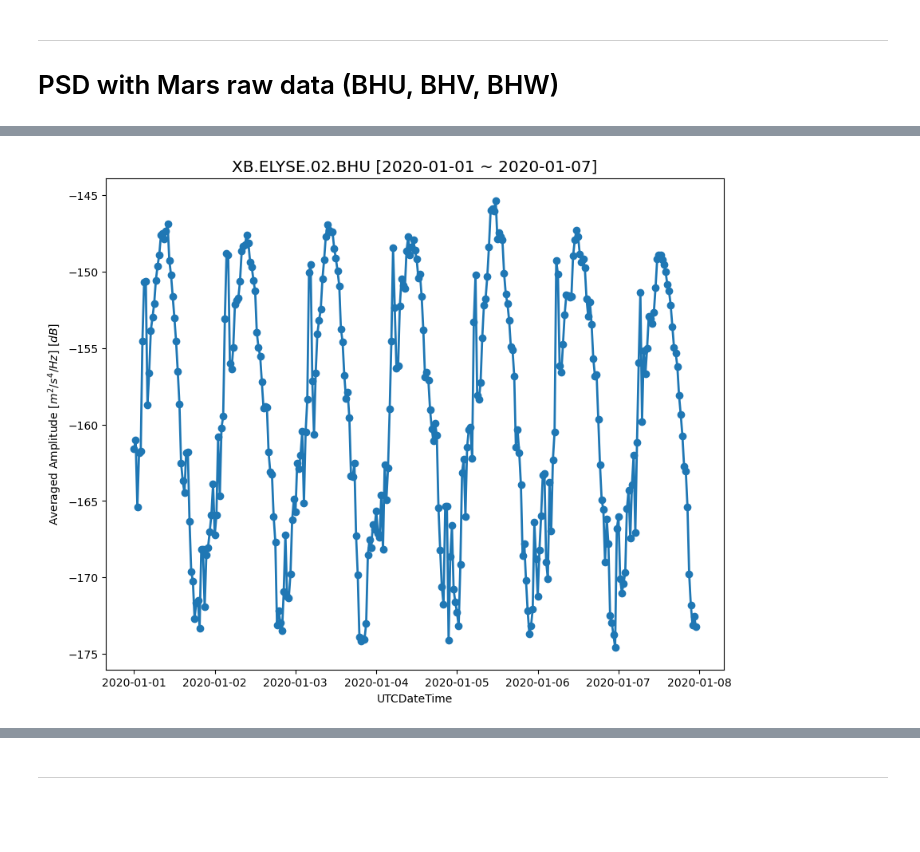
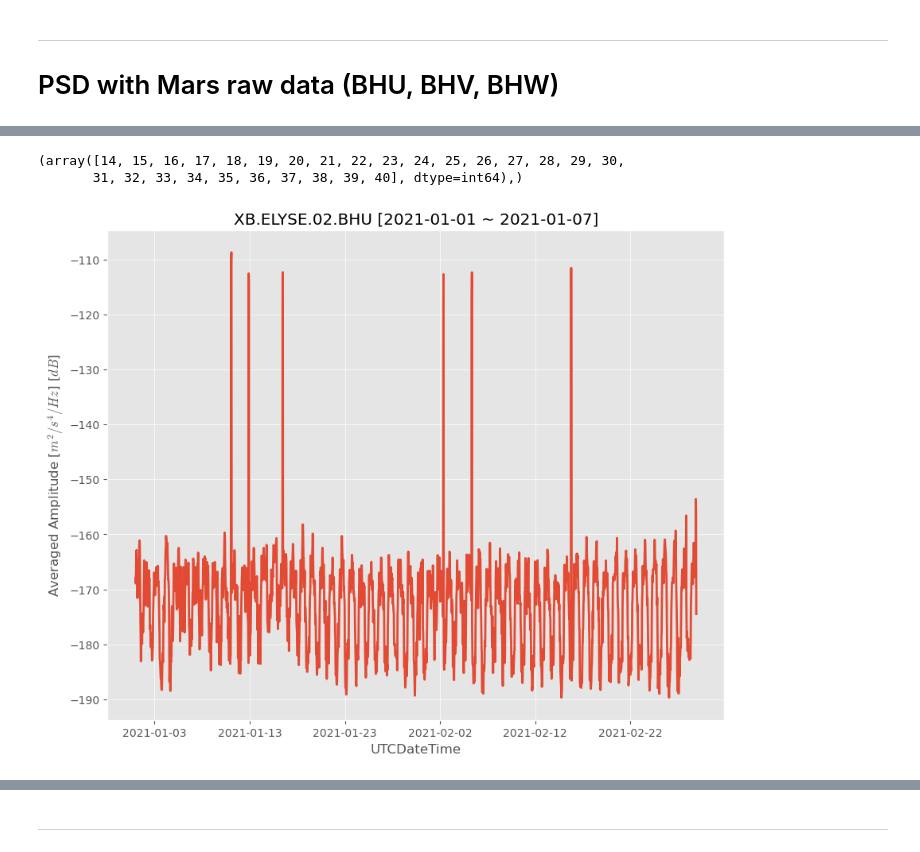
Before and after one commit to 1epss/ppsd2024, a Jupyter notebook: ppsd_mars.ipynb, the cells around one changed output, grey strips where cells are left out. Saved outputs shown, nothing was run; the diff lists cells and outputs as text; code cells hidden in the pictures; blank space fills up the shorter version.

```diff
--- a/ppsd_mars.ipynb
+++ b/ppsd_mars.ipynb
@@ -10,6 +10,7 @@ from obspy.clients.fdsn import Client
 import matplotlib.pyplot as plt
 import os
 
+plt.style.use('ggplot')
 client = Client('IRIS')
 # %% [markdown]
 ---
@@ -55,6 +77,7 @@ ppsd.save_npz('mars_20200101_20200107.npz')
 # %%
-# plotting PPSD
+# plotting raw PPSD
 
-example = PPSD.load_npz('mars_20200101_20200107.npz')
+example = PPSD.load_npz('mars_20210101_20210228_raw.npz')
 example.plot(xaxis_frequency=True, period_lim= (10, 0.01), max_percentage=5);
+example.plot(cmap = pqlx, xaxis_frequency=True, period_lim= (10, 0.01), max_percentage=5);
 # %% [output]
@@ -61,0 +86,6 @@ example.plot(xaxis_frequency=True, period_lim= (10, 0.01), max_percentage=5);
+# %%
+# plotting preprocessed PPSD
+
+example = PPSD.load_npz('mars_20210101_20210228.npz')
+example.plot(xaxis_frequency=True, period_lim= (10, 0.01), max_percentage=5);
+example.plot(cmap = pqlx, xaxis_frequency=True, period_lim= (10, 0.01), max_percentage=5);
@@ -68,24 +101,31 @@ example.plot_spectrogram(grid=False);
 # %%
 # Diurnal variation of averaged amplitude with each 1-hour windows
 
 import seaborn as sns
 import matplotlib.dates as mdates
 
+fre = example.get_percentile()[0]
+
+freq = np.where((fre < 1 / 0.3) & (fre > 1 / 3.0))
+print(freq)
+
 avg_amplitude = []
 time = []
 
 for i in range(len(example.psd_values)):
     time.append(UTCDateTime(int(str(example._times_processed[i])[:10])).matplotlib_date)
-    avg_amplitude.append(example.psd_values[i].mean())
+    avg_amplitude.append(example.psd_values[i][14:40].mean())
 
 fig, ax = plt.subplots(figsize = (10, 8))
 plt.style.use(['bmh'])
-ax.plot(time, avg_amplitude, marker = 'o')
+ax.plot(time, avg_amplitude)
 ax.set_xlabel('UTCDateTime')
 ax.set_ylabel('Averaged Amplitude [$m^2 / s^4 / Hz$] [$dB$]')
-ax.set_title('XB.ELYSE.02.BHU [2020-01-01 ~ 2020-01-07]')
+ax.set_title('XB.ELYSE.02.BHU [2021-01-01 ~ 2021-01-07]')
 
 xfmt = mdates.DateFormatter('%Y-%m-%d')
 ax.xaxis.set_major_formatter(xfmt)
 # %% [output]
+(array([14, 15, 16, 17, 18, 19, 20, 21, 22, 23, 24, 25, 26, 27, 28, 29, 30,
+       31, 32, 33, 34, 35, 36, 37, 38, 39, 40], dtype=int64),)
-[figure, old version]
+[figure, new version]
```
Also changed, not shown: parts of 10 cells of this notebook.
